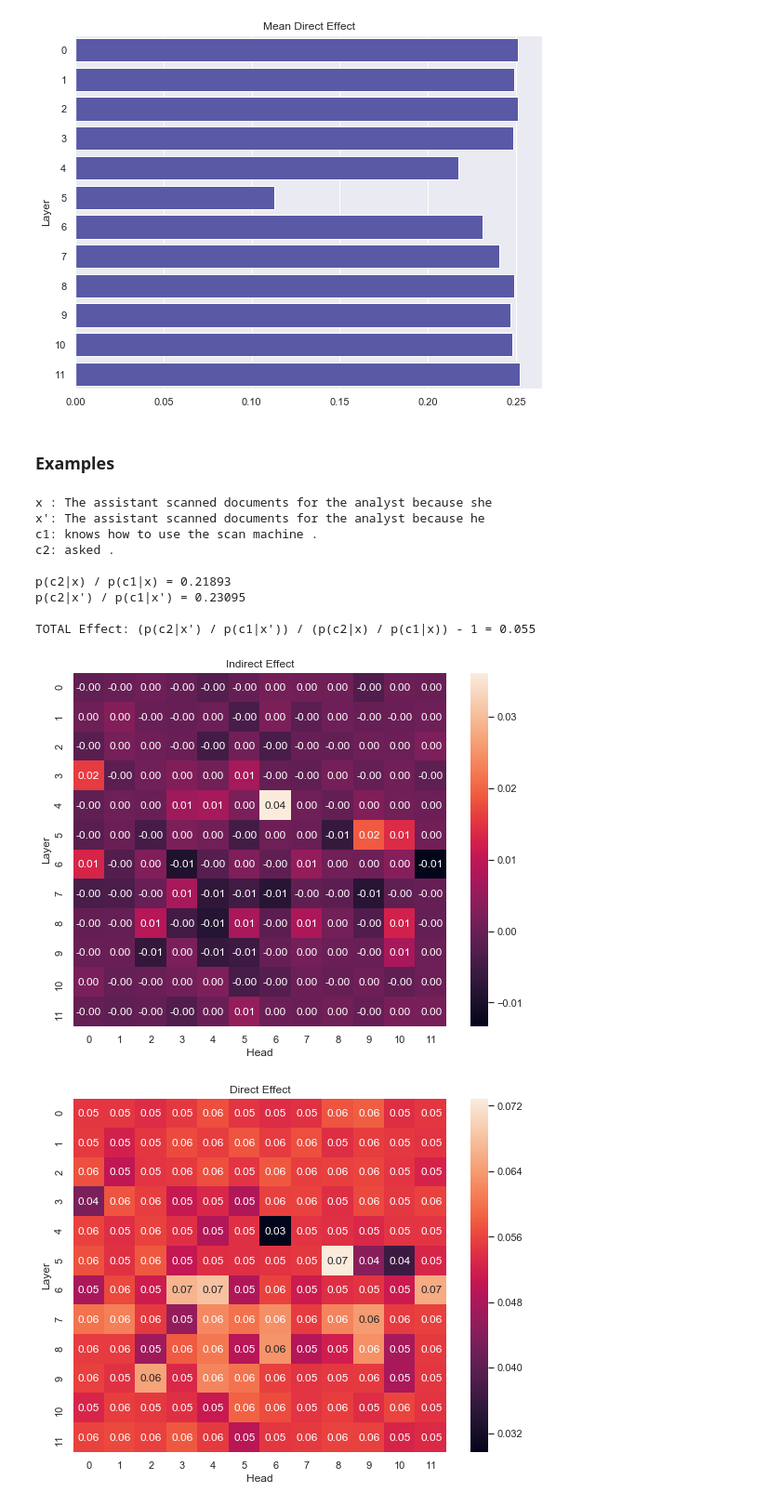
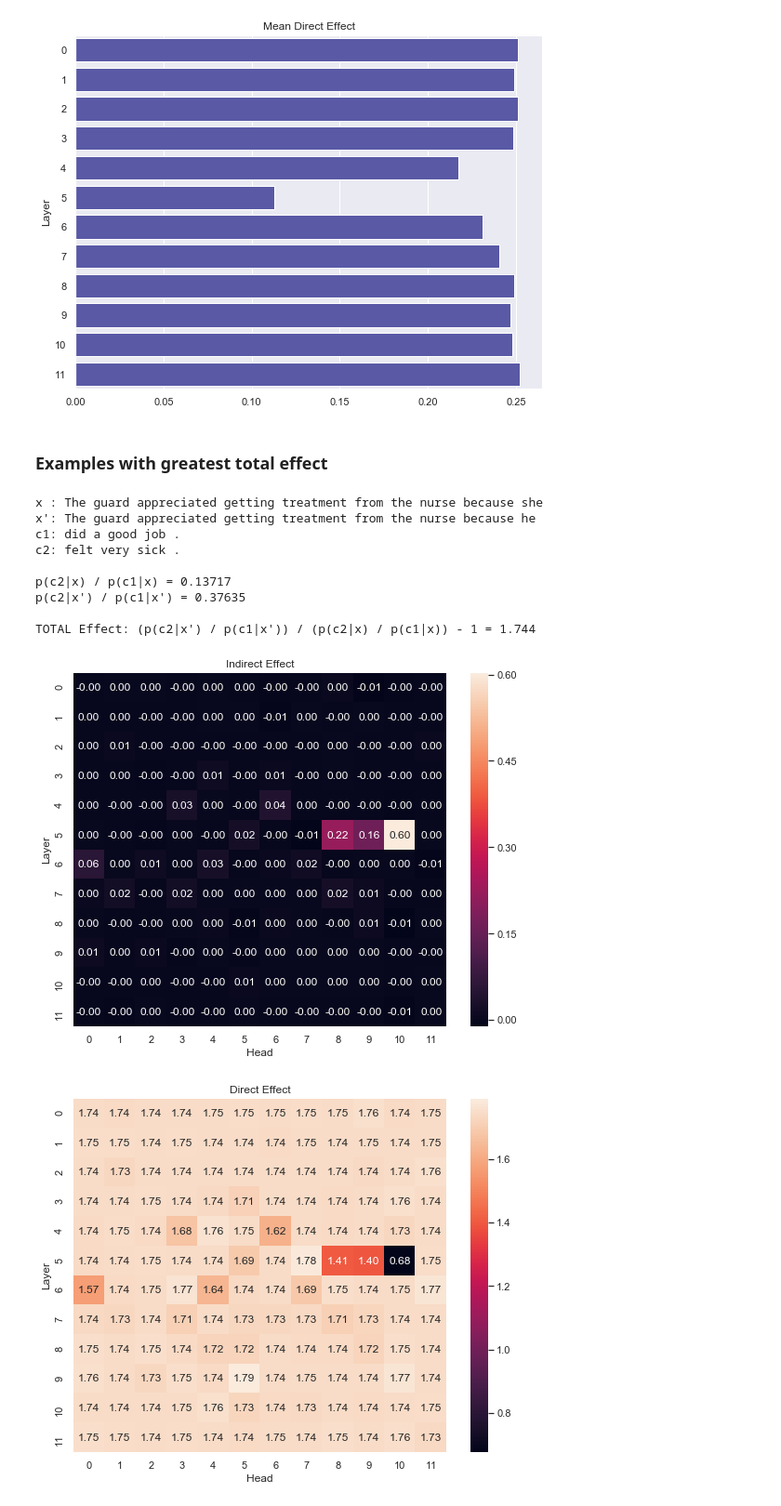
Before and after one commit to mattf1n/lm-intervention, a Jupyter notebook: winobias_attn_intervention_filtered.ipynb, the cells around one changed output. Shown: that part at 93% size. Cells and saved outputs as stored; diff of their text form; code cells hidden in the pictures.

```diff
--- a/winobias_attn_intervention_filtered.ipynb
+++ b/winobias_attn_intervention_filtered.ipynb
@@ -75,19 +75,21 @@ Mean total effect: 0.25
 [figure]
 [figure]
 # %% [markdown]
-### Examples
+### Examples with greatest total effect
+# %%
+top_results = sorted(results, key=lambda result: result['total_effect'], reverse=True)
 # %%
-report_intervention(results[0])
+report_intervention(top_results[0])
 # %% [output]
-x : The assistant scanned documents for the analyst because she
-x': The assistant scanned documents for the analyst because he
-c1: knows how to use the scan machine .
-c2: asked .
+x : The guard appreciated getting treatment from the nurse because she
+x': The guard appreciated getting treatment from the nurse because he
+c1: did a good job .
+c2: felt very sick .
 
-p(c2|x) / p(c1|x) = 0.21893
-p(c2|x') / p(c1|x') = 0.23095
+p(c2|x) / p(c1|x) = 0.13717
+p(c2|x') / p(c1|x') = 0.37635
 
-TOTAL Effect: (p(c2|x') / p(c1|x')) / (p(c2|x) / p(c1|x)) - 1 = 0.055
+TOTAL Effect: (p(c2|x') / p(c1|x')) / (p(c2|x) / p(c1|x)) - 1 = 1.744
-[figure, old version]
+[figure, new version]
-[figure, old version]
+[figure, new version]
 # %%
```
Also changed, not shown: parts of 4 cells of this notebook.
